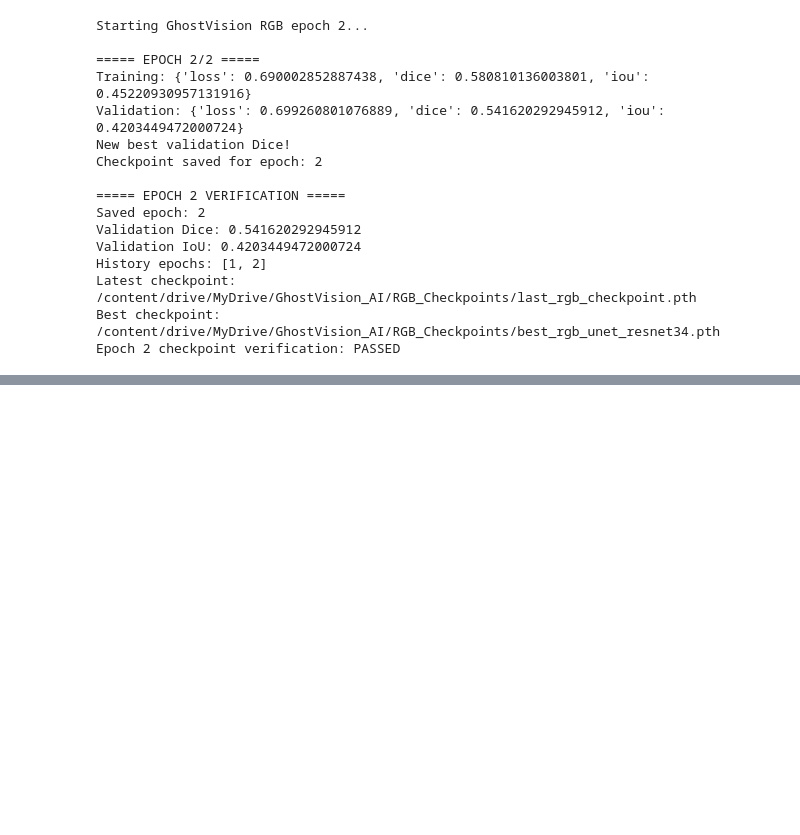
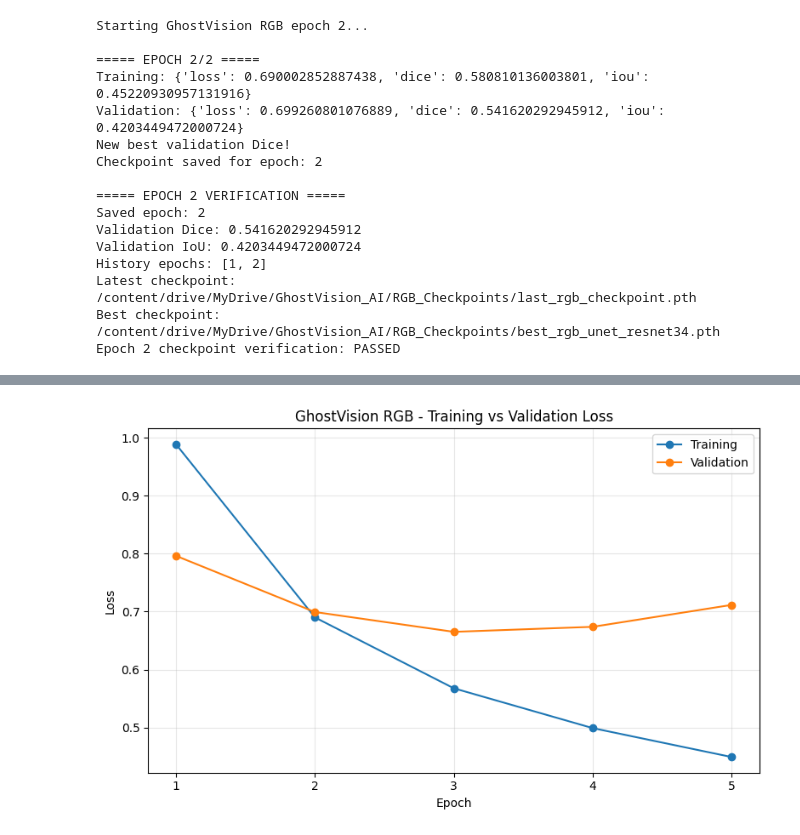
Before and after one commit to ReetomGogoi/GhostVision-AI, a Jupyter notebook: 01_rgb_training.ipynb, the cells around one changed output, grey strips where cells are left out. Cells and saved outputs as stored; diff of their text form; code cells hidden in the pictures; blank space fills up the shorter version.

Commit message:
Add RGB training curves and validation analysis

```diff
--- a/01_rgb_training.ipynb
+++ b/01_rgb_training.ipynb
@@ -854,0 +977,85 @@ Epoch 2 checkpoint verification: PASSED
+# %%
+
+import json
+import matplotlib.pyplot as plt
+from pathlib import Path
+
+# Load actual saved training results
+with open(HISTORY_PATH, "r") as f:
+    history = json.load(f)
+
+epochs = history["epoch"]
+
+assert len(epochs) >= 5
+assert all(len(history[k]) == len(epochs) for k in [
+    "train_loss", "val_loss",
+    "train_dice", "val_dice",
+    "train_iou", "val_iou"
+])
+
+print("===== GHOSTVISION TRAINING ANALYSIS =====")
+print("Completed epochs:", epochs)
+
+GRAPH_DIR = CHECKPOINT_DIR / "graphs"
+GRAPH_DIR.mkdir(parents=True, exist_ok=True)
+
+def plot_metric(train_key, val_key, title, ylabel, filename):
+    plt.figure(figsize=(8, 5))
+
+    plt.plot(
+        epochs, history[train_key],
+        marker="o", label="Training"
+    )
+
+    plt.plot(
+        epochs, history[val_key],
+        marker="o", label="Validation"
+    )
+
+    plt.title(title)
+    plt.xlabel("Epoch")
+    plt.ylabel(ylabel)
+    plt.xticks(epochs)
+    plt.grid(alpha=0.3)
+    plt.legend()
+    plt.tight_layout()
+
+    save_path = GRAPH_DIR / filename
+    plt.savefig(save_path, dpi=200)
+    plt.show()
+    plt.close()
+
+    print("Saved:", save_path)
+
+plot_metric(
+    "train_loss", "val_loss",
+    "GhostVision RGB - Training vs Validation Loss",
+    "Loss",
+    "loss_curve.png"
+)
+
+plot_metric(
+    "train_dice", "val_dice",
+    "GhostVision RGB - Dice Score",
+    "Dice Score",
+    "dice_curve.png"
+)
+
+plot_metric(
+    "train_iou", "val_iou",
+    "GhostVision RGB - IoU Score",
+    "IoU",
+    "iou_curve.png"
+)
+
+best_idx = max(
+    range(len(history["val_dice"])),
+    key=lambda i: history["val_dice"][i]
+)
+
+print("\n===== BEST VALIDATION RESULT =====")
+print("Best epoch:", epochs[best_idx])
+print("Validation Dice:", history["val_dice"][best_idx])
+print("Validation IoU:", history["val_iou"][best_idx])
+print("Graph generation: PASSED")
+# %% [output]
@@ -854,0 +1064 @@ Epoch 2 checkpoint verification: PASSED
+[figure, added]
```
Also changed, not shown: parts of 3 cells of this notebook.
